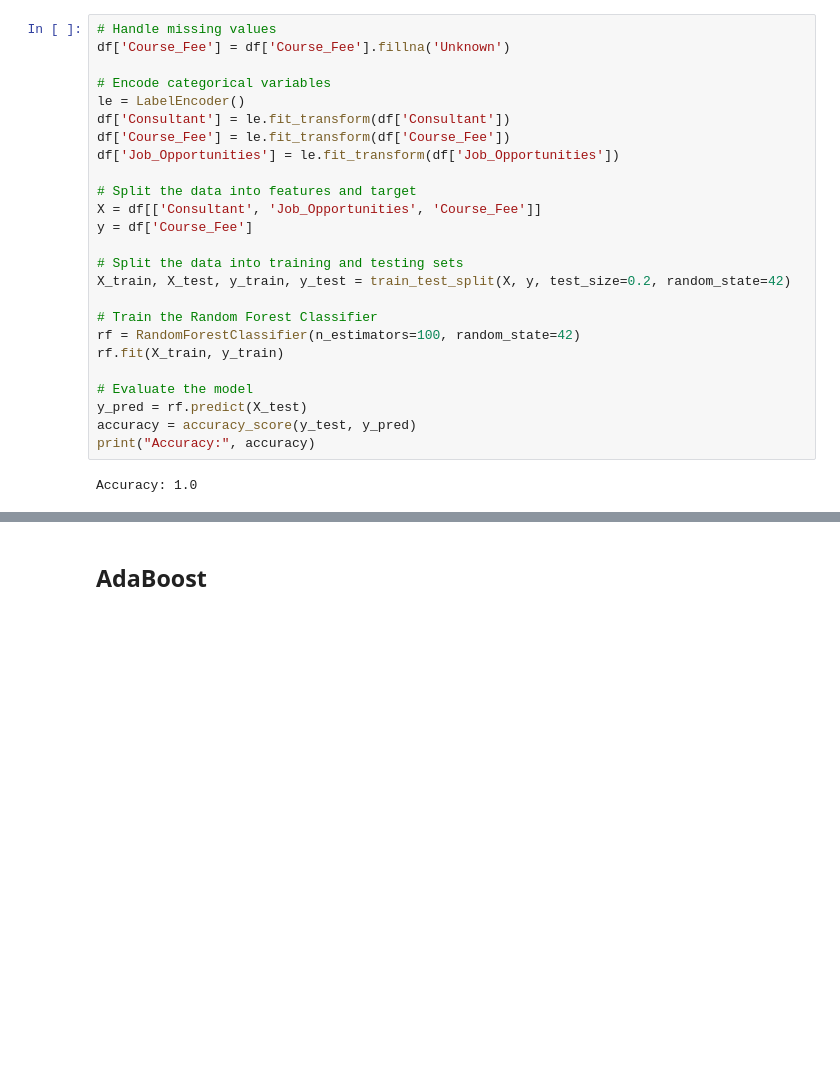
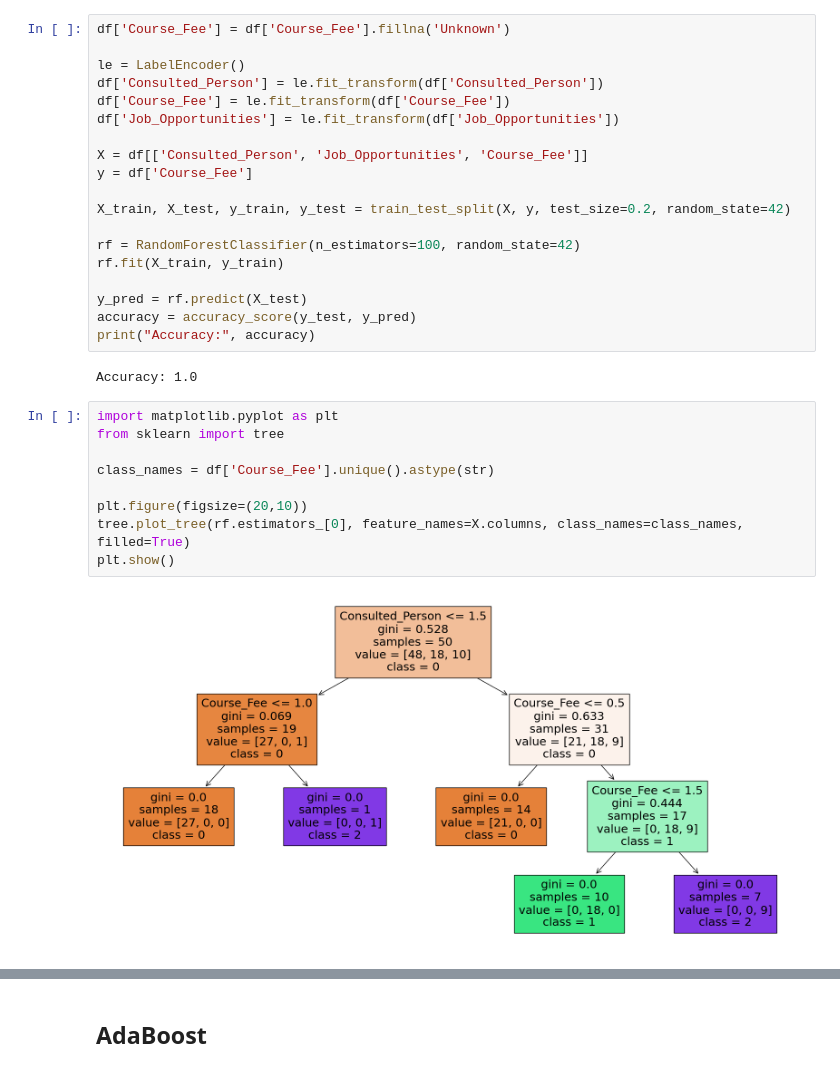
Before and after one commit to NP-15/Machine-learning, a Jupyter notebook: Sessions/Ensemble-Learning.ipynb, the cells around one changed output, grey strips where cells are left out. Drawn from its saved outputs; the diff is of its cells as text; blank space fills up the shorter version.

Commit message:
Added plot for Random Forest

```diff
--- a/Sessions/Ensemble-Learning.ipynb
+++ b/Sessions/Ensemble-Learning.ipynb
@@ -35,30 +28,35 @@ df.head()
 # %%
-# Handle missing values
 df['Course_Fee'] = df['Course_Fee'].fillna('Unknown')
 
-# Encode categorical variables
 le = LabelEncoder()
-df['Consultant'] = le.fit_transform(df['Consultant'])
+df['Consulted_Person'] = le.fit_transform(df['Consulted_Person'])
 df['Course_Fee'] = le.fit_transform(df['Course_Fee'])
 df['Job_Opportunities'] = le.fit_transform(df['Job_Opportunities'])
 
-# Split the data into features and target
-X = df[['Consultant', 'Job_Opportunities', 'Course_Fee']]
+X = df[['Consulted_Person', 'Job_Opportunities', 'Course_Fee']]
 y = df['Course_Fee']
 
-# Split the data into training and testing sets
 X_train, X_test, y_train, y_test = train_test_split(X, y, test_size=0.2, random_state=42)
 
-# Train the Random Forest Classifier
 rf = RandomForestClassifier(n_estimators=100, random_state=42)
 rf.fit(X_train, y_train)
 
-# Evaluate the model
 y_pred = rf.predict(X_test)
 accuracy = accuracy_score(y_test, y_pred)
 print("Accuracy:", accuracy)
 # %% [output]
 Accuracy: 1.0
+# %%
+import matplotlib.pyplot as plt
+from sklearn import tree
+
+class_names = df['Course_Fee'].unique().astype(str)
+
+plt.figure(figsize=(20,10))
+tree.plot_tree(rf.estimators_[0], feature_names=X.columns, class_names=class_names, filled=True)
+plt.show()
+# %% [output]
+[figure, added]
 # %%
 from sklearn.metrics import confusion_matrix, precision_recall_curve, roc_curve, auc
 import matplotlib.pyplot as plt
```
Also changed, not shown: parts of 5 cells of this notebook.
